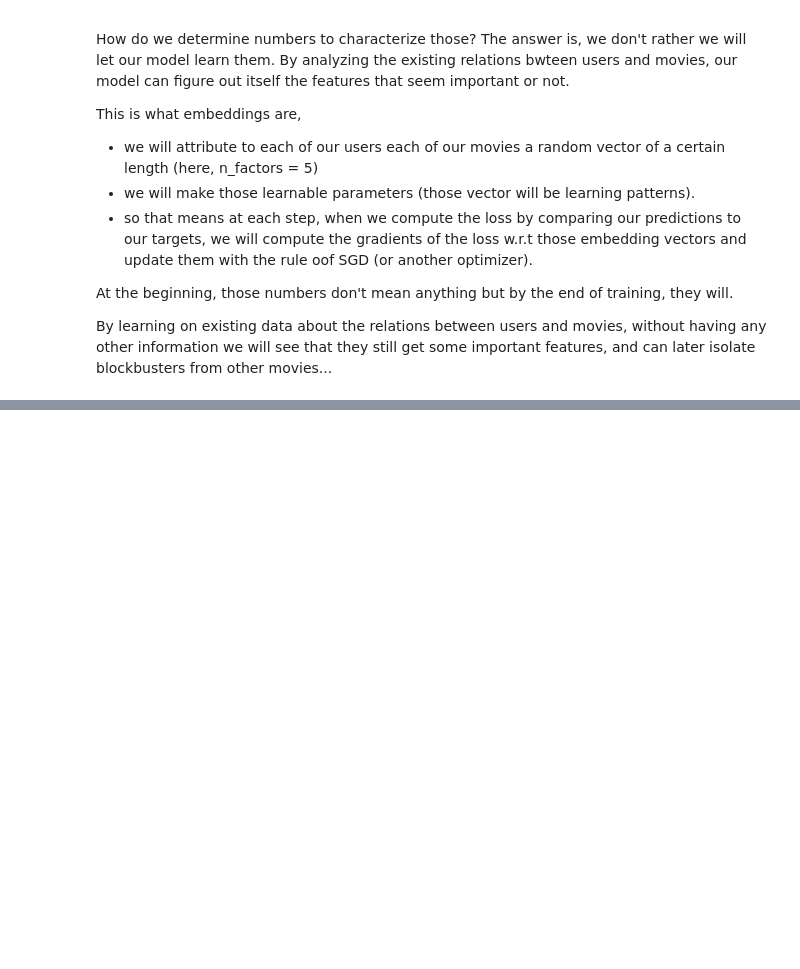
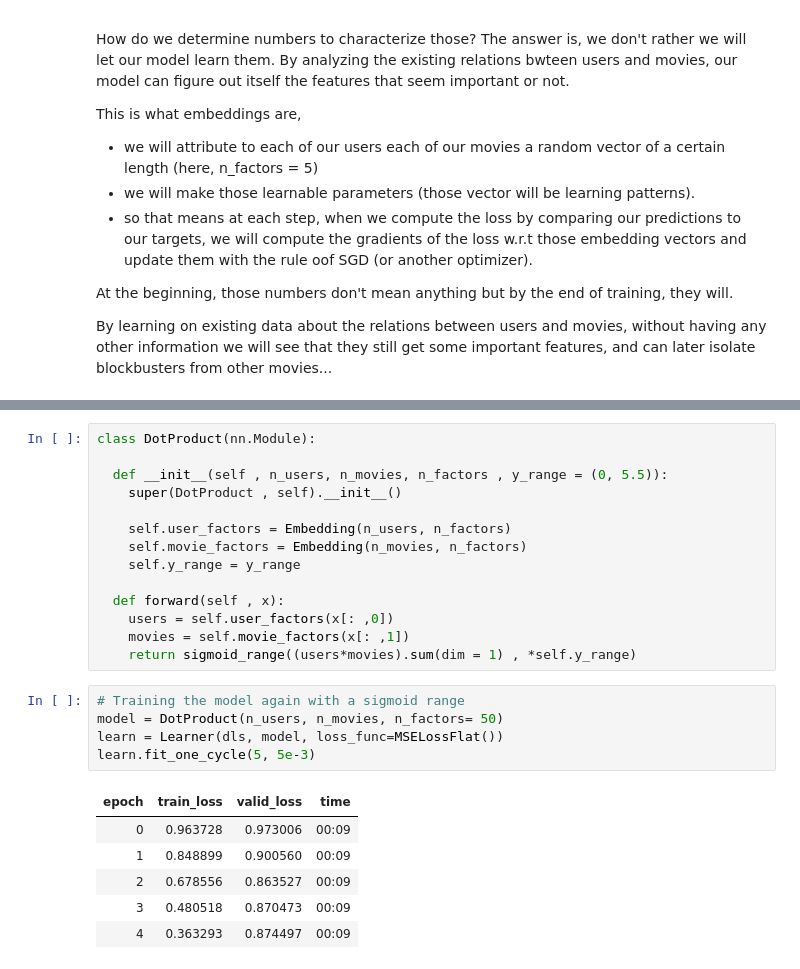
Before and after one commit to ashikshafi08/Learning-Fastai, a Jupyter notebook: Chapters Notebooks/Collaborative_Filtering.ipynb, the cells around one changed output, grey strips where cells are left out. Drawn from its saved outputs; the diff is of its cells as text; blank space fills up the shorter version.

Commit message:
started again!

```diff
--- a/Chapters Notebooks/Collaborative_Filtering.ipynb
+++ b/Chapters Notebooks/Collaborative_Filtering.ipynb
@@ -255,0 +296,26 @@ By learning on existing data about the relations between users and movies, witho
+# %%
+class DotProduct(nn.Module):
+
+  def __init__(self , n_users, n_movies, n_factors , y_range = (0, 5.5)):
+    super(DotProduct , self).__init__()
+
+    self.user_factors = Embedding(n_users, n_factors)
+    self.movie_factors = Embedding(n_movies, n_factors)
+    self.y_range = y_range
+
+  def forward(self , x):
+    users = self.user_factors(x[: ,0])
+    movies = self.movie_factors(x[: ,1])
+    return sigmoid_range((users*movies).sum(dim = 1) , *self.y_range)
+# %%
+# Training the model again with a sigmoid range
+model = DotProduct(n_users, n_movies, n_factors= 50)
+learn = Learner(dls, model, loss_func=MSELossFlat())
+learn.fit_one_cycle(5, 5e-3)
+# %% [output]
+| epoch | train_loss | valid_loss | time |
+| 0 | 0.963728 | 0.973006 | 00:09 |
+| 1 | 0.848899 | 0.900560 | 00:09 |
+| 2 | 0.678556 | 0.863527 | 00:09 |
+| 3 | 0.480518 | 0.870473 | 00:09 |
+| 4 | 0.363293 | 0.874497 | 00:09 |
```
Also changed, not shown: parts of 11 cells of this notebook.
